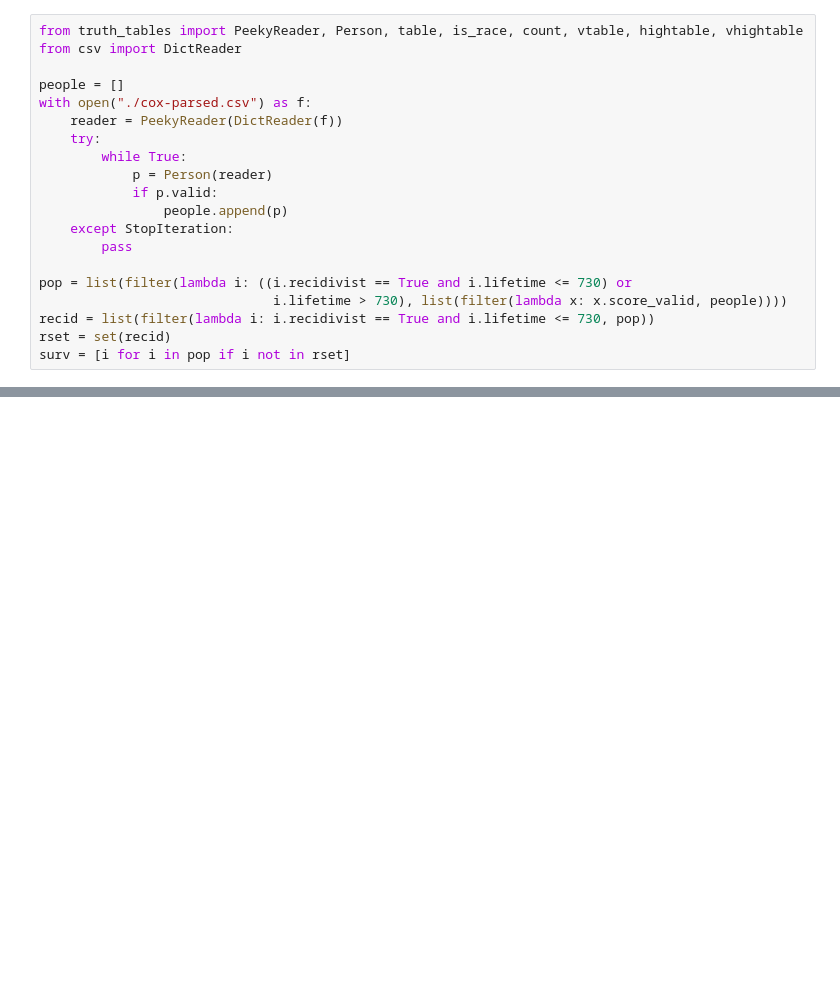
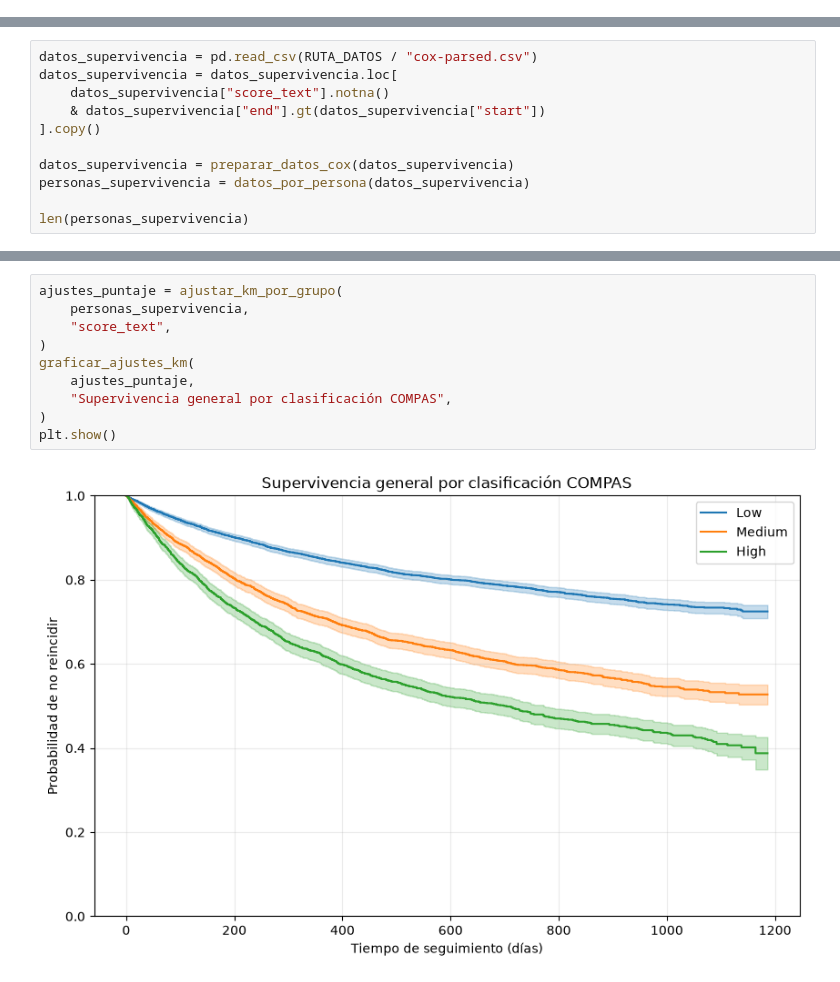
Before and after one commit to lalo01jm/Evaluacion-de-librerias-para-Inteligencia-Artificial-Responsable, a Jupyter notebook: Compas_Analysis_Python.ipynb, the cells around one changed output, grey strips where cells are left out. Cells and saved outputs as stored; diff of their text form; blank space fills up the shorter version.

```diff
--- a/Compas_Analysis_Python.ipynb
+++ b/Compas_Analysis_Python.ipynb
@@ -479,20 +0,0 @@ El análisis anterior muestra que el algoritmo Compas sobrepredice la futura rei
-# %%
-from truth_tables import PeekyReader, Person, table, is_race, count, vtable, hightable, vhightable
-from csv import DictReader
-
-people = []
-with open("./cox-parsed.csv") as f:
-    reader = PeekyReader(DictReader(f))
-    try:
-        while True:
-            p = Person(reader)
-            if p.valid:
-                people.append(p)
-    except StopIteration:
-        pass
-
-pop = list(filter(lambda i: ((i.recidivist == True and i.lifetime <= 730) or
-                              i.lifetime > 730), list(filter(lambda x: x.score_valid, people))))
-recid = list(filter(lambda i: i.recidivist == True and i.lifetime <= 730, pop))
-rset = set(recid)
-surv = [i for i in pop if i not in rset]
@@ -522,0 +737,11 @@ Y menor para los blancos, en el 23,45%.
+# %%
+datos_supervivencia = pd.read_csv(RUTA_DATOS / "cox-parsed.csv")
+datos_supervivencia = datos_supervivencia.loc[
+    datos_supervivencia["score_text"].notna()
+    & datos_supervivencia["end"].gt(datos_supervivencia["start"])
+].copy()
+
+datos_supervivencia = preparar_datos_cox(datos_supervivencia)
+personas_supervivencia = datos_por_persona(datos_supervivencia)
+
+len(personas_supervivencia)
@@ -522,0 +875,12 @@ Y menor para los blancos, en el 23,45%.
+# %%
+ajustes_puntaje = ajustar_km_por_grupo(
+    personas_supervivencia,
+    "score_text",
+)
+graficar_ajustes_km(
+    ajustes_puntaje,
+    "Supervivencia general por clasificación COMPAS",
+)
+plt.show()
+# %% [output]
+[figure, added]
```
Also changed, not shown: parts of 192 cells of this notebook, 13 other files.
